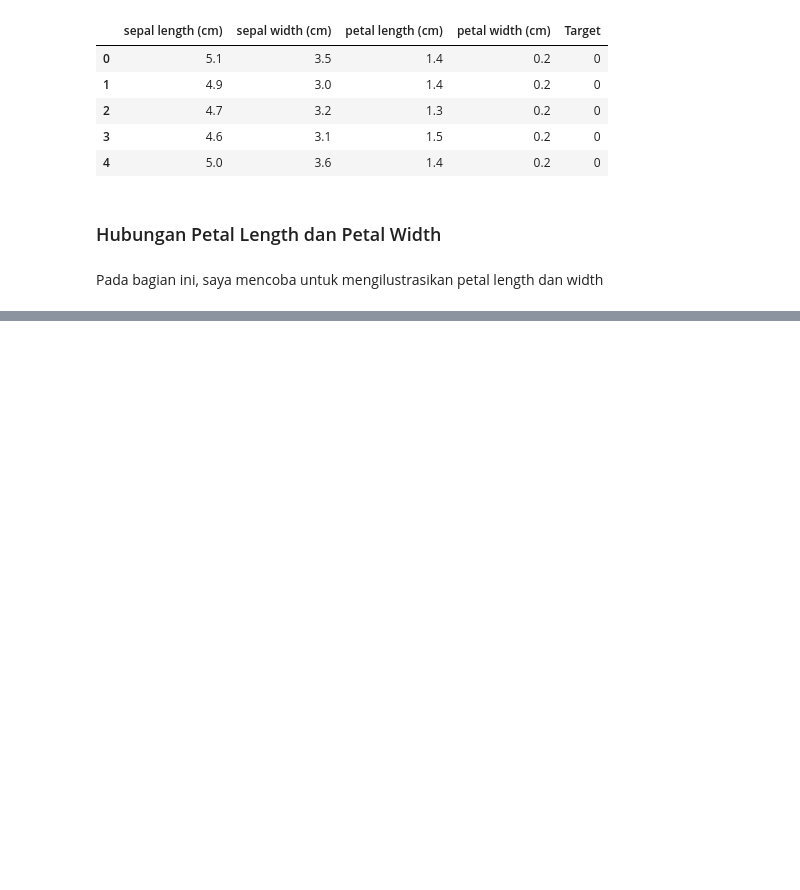
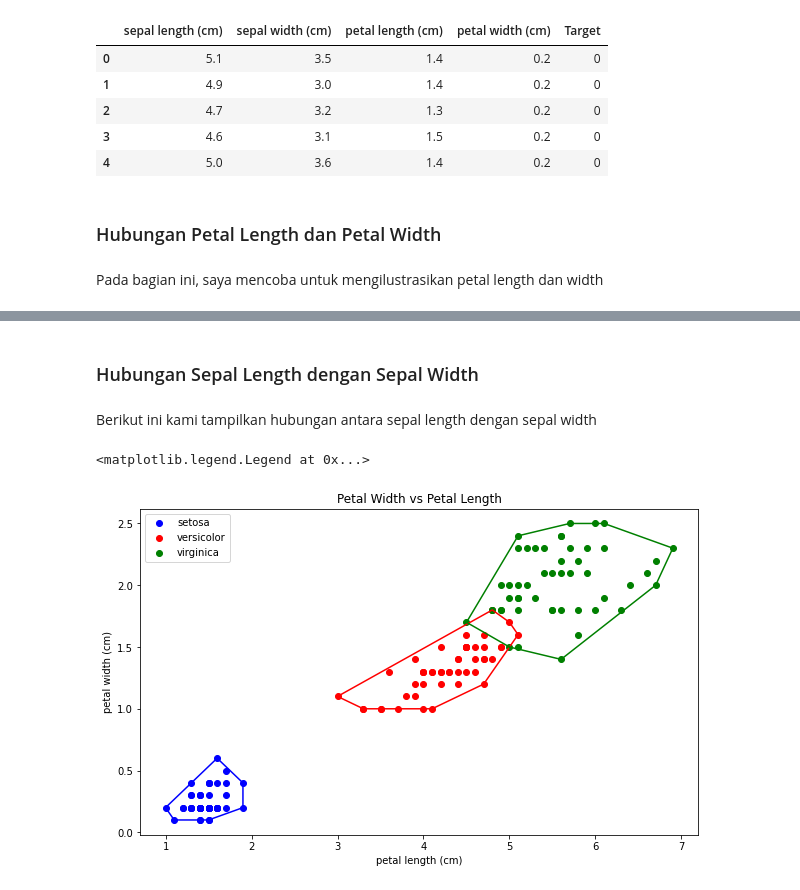
Before and after one commit to bayusamudra5502/Stima-ConvexHull, a Jupyter notebook: src/notebook.ipynb, the cells around one changed output, grey strips where cells are left out. Cells and saved outputs as stored; diff of their text form; code cells hidden in the pictures; blank space fills up the shorter version.

```diff
--- a/src/notebook.ipynb
+++ b/src/notebook.ipynb
@@ -52,0 +55,23 @@ NameError: name 'plt' is not defined
+# %% [markdown]
+### Hubungan Sepal Length dengan Sepal Width
+# %% [markdown]
+Berikut ini kami tampilkan hubungan antara sepal length dengan sepal width
+# %%
+plt.figure(figsize=(10,6))
+colors = ['b','r','g']
+
+plt.title('Petal Width vs Petal Length')
+plt.xlabel(iris.feature_names[2])
+plt.ylabel(iris.feature_names[3])
+
+for i in range(len(iris.target_names)):
+  data = iris_ds[iris_ds['Target'] == i]
+  data = data.iloc[:,[2,3]].values
+  hull = myConvexHull(data)
+
+  show_graph(data, hull, colors[i], iris.target_names[i])
+
+plt.legend()
+# %% [output]
+<matplotlib.legend.Legend at 0x...>
+[figure, added]
```
Also changed, not shown: parts of 3 cells of this notebook, 1 other file.
